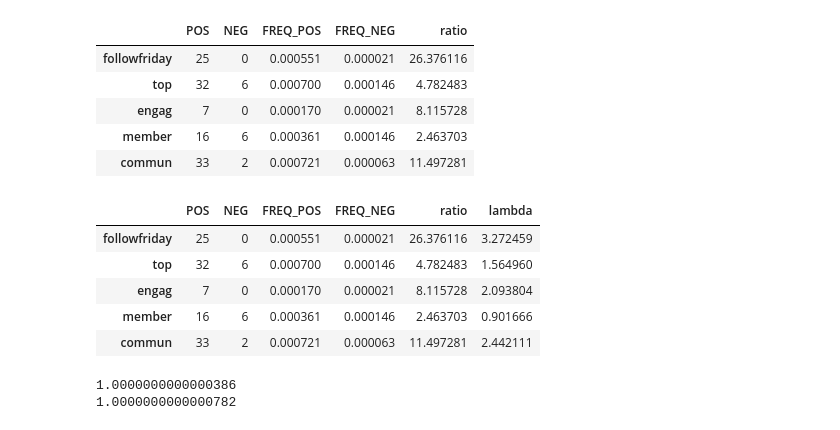
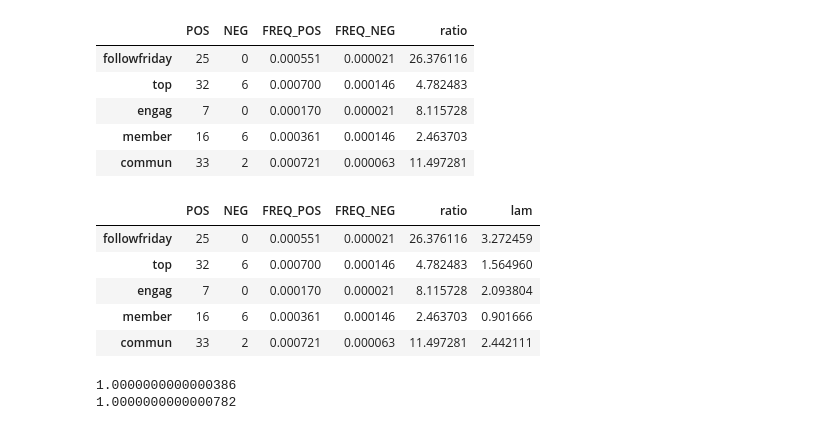
Before and after one commit to pro0255/NLP, a Jupyter notebook: jupyters/Week 1/NaiveBayers/TweetSentiment.ipynb, the cells around one changed output. Drawn from its saved outputs; the diff is of its cells as text; code cells hidden in the pictures.

```diff
--- a/jupyters/Week 1/NaiveBayers/TweetSentiment.ipynb
+++ b/jupyters/Week 1/NaiveBayers/TweetSentiment.ipynb
@@ -138,10 +140,10 @@ vocab.head()
 | member | 16 | 6 | 0.000361 | 0.000146 | 2.463703 |
 | commun | 33 | 2 | 0.000721 | 0.000063 | 11.497281 |
 # %%
-vocab['lambda'] = vocab['ratio'].map(lambda a: math.log(a))
+vocab['lam'] = vocab['ratio'].map(lambda a: math.log(a))
 vocab.head()
 # %% [output]
-|  | POS | NEG | FREQ_POS | FREQ_NEG | ratio | lambda |
+|  | POS | NEG | FREQ_POS | FREQ_NEG | ratio | lam |
 | followfriday | 25 | 0 | 0.000551 | 0.000021 | 26.376116 | 3.272459 |
 | top | 32 | 6 | 0.000700 | 0.000146 | 4.782483 | 1.564960 |
 | engag | 7 | 0 | 0.000170 | 0.000021 | 8.115728 | 2.093804 |
```
Also changed, not shown: parts of 11 cells of this notebook, 7 other files.
